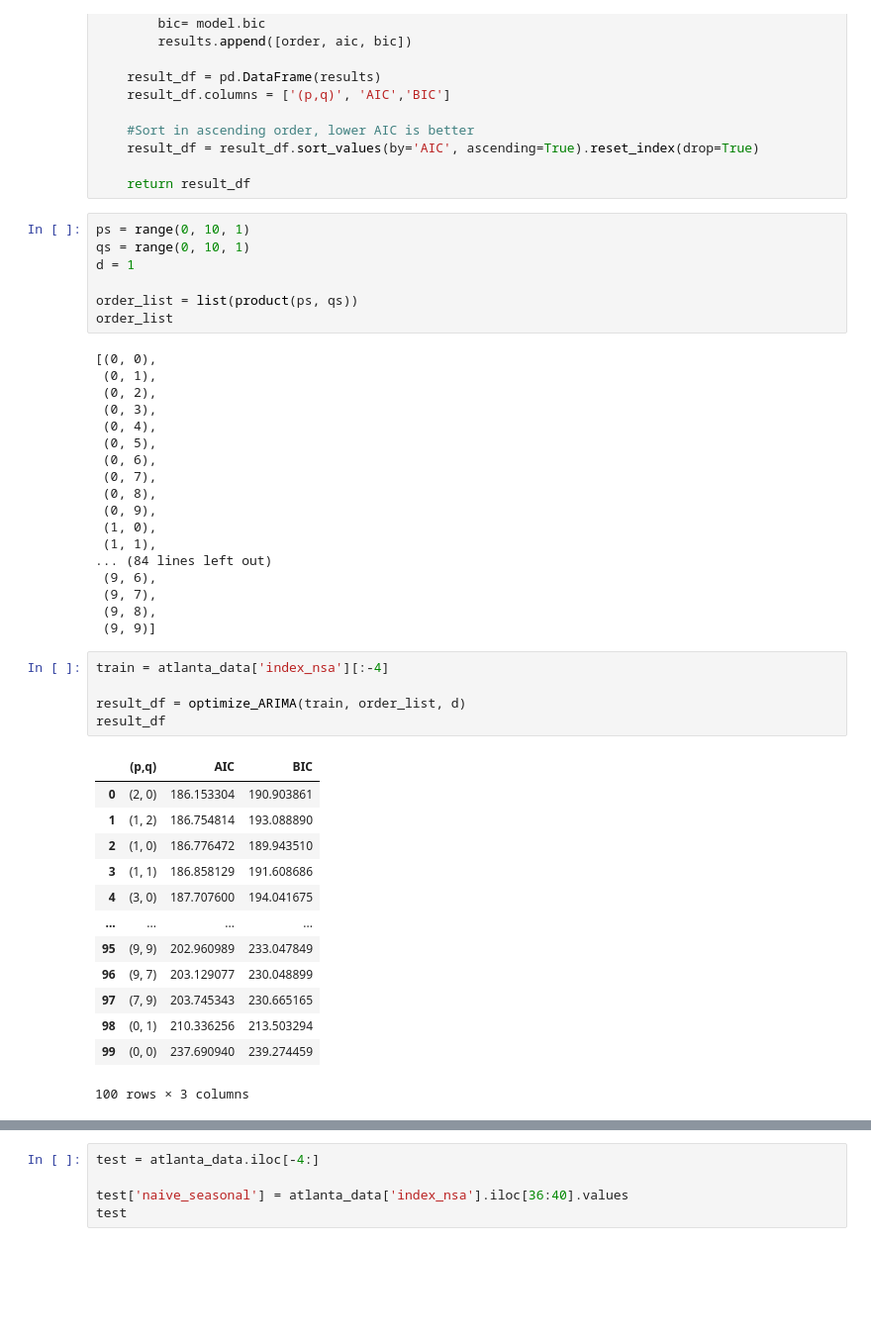
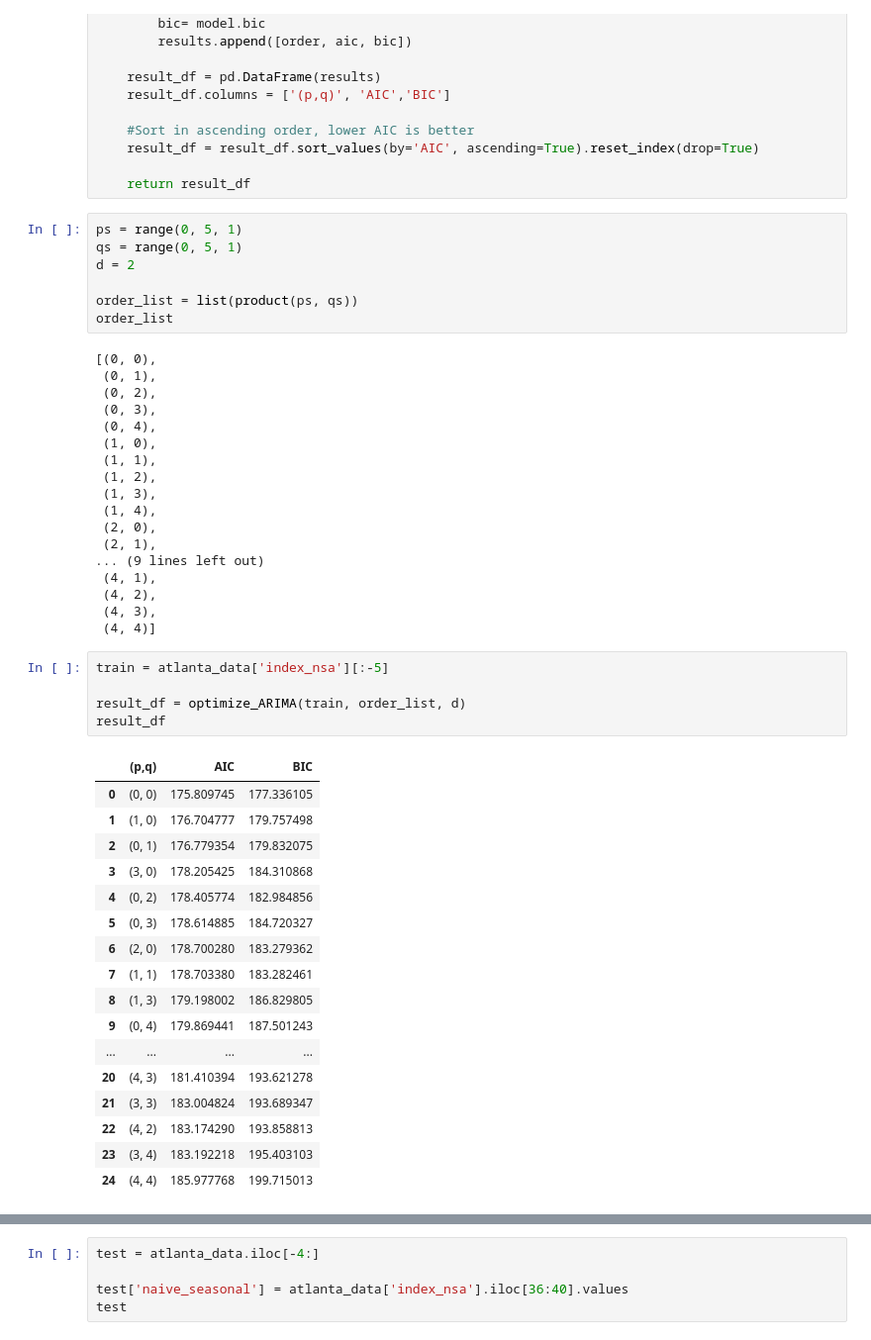
Before and after one commit to ThomasDarrieumerlou/Forecasting-project, a Jupyter notebook: Forcasting.ipynb, the cells around one changed output, grey strips where cells are left out. Shown at 99% size. Saved outputs shown, nothing was run; the diff lists cells and outputs as text; blank space fills up the shorter version.

```diff
--- a/Forcasting.ipynb
+++ b/Forcasting.ipynb
@@ -140,9 +140,9 @@ def optimize_ARIMA(training_data, order_list, d) -> pd.DataFrame:
 
     return result_df
 # %%
-ps = range(0, 10, 1)
-qs = range(0, 10, 1)
-d = 1
+ps = range(0, 5, 1)
+qs = range(0, 5, 1)
+d = 2
 
 order_list = list(product(ps, qs))
 order_list
@@ -152,35 +152,39 @@ order_list
  (0, 2),
  (0, 3),
  (0, 4),
- (0, 5),
- (0, 6),
- (0, 7),
- (0, 8),
- (0, 9),
  (1, 0),
  (1, 1),
-... (84 lines left out)
- (9, 6),
- (9, 7),
- (9, 8),
- (9, 9)]
+ (1, 2),
+ (1, 3),
+ (1, 4),
+ (2, 0),
+ (2, 1),
+... (9 lines left out)
+ (4, 1),
+ (4, 2),
+ (4, 3),
+ (4, 4)]
 # %%
-train = atlanta_data['index_nsa'][:-4]
+train = atlanta_data['index_nsa'][:-5]
 
 result_df = optimize_ARIMA(train, order_list, d)
 result_df
 # %% [output]
 |  | (p,q) | AIC | BIC |
-| 0 | (2, 0) | 186.153304 | 190.903861 |
-| 1 | (1, 2) | 186.754814 | 193.088890 |
-| 2 | (1, 0) | 186.776472 | 189.943510 |
-| 3 | (1, 1) | 186.858129 | 191.608686 |
-| 4 | (3, 0) | 187.707600 | 194.041675 |
+| 0 | (0, 0) | 175.809745 | 177.336105 |
+| 1 | (1, 0) | 176.704777 | 179.757498 |
+| 2 | (0, 1) | 176.779354 | 179.832075 |
+| 3 | (3, 0) | 178.205425 | 184.310868 |
+| 4 | (0, 2) | 178.405774 | 182.984856 |
+| 5 | (0, 3) | 178.614885 | 184.720327 |
+| 6 | (2, 0) | 178.700280 | 183.279362 |
+| 7 | (1, 1) | 178.703380 | 183.282461 |
+| 8 | (1, 3) | 179.198002 | 186.829805 |
+| 9 | (0, 4) | 179.869441 | 187.501243 |
 | ... | ... | ... | ... |
-| 95 | (9, 9) | 202.960989 | 233.047849 |
-| 96 | (9, 7) | 203.129077 | 230.048899 |
-| 97 | (7, 9) | 203.745343 | 230.665165 |
-| 98 | (0, 1) | 210.336256 | 213.503294 |
-| 99 | (0, 0) | 237.690940 | 239.274459 |
+| 20 | (4, 3) | 181.410394 | 193.621278 |
+| 21 | (3, 3) | 183.004824 | 193.689347 |
+| 22 | (4, 2) | 183.174290 | 193.858813 |
+| 23 | (3, 4) | 183.192218 | 195.403103 |
+| 24 | (4, 4) | 185.977768 | 199.715013 |
-100 rows × 3 columns
 # %%
```
Also changed, not shown: parts of 6 cells of this notebook.
